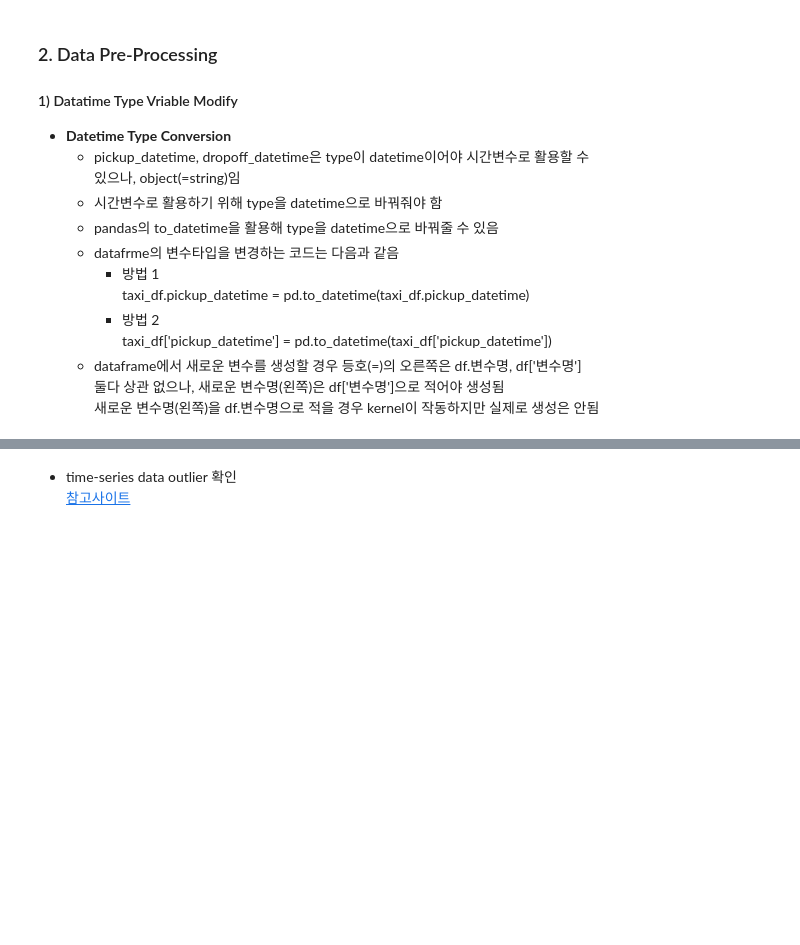
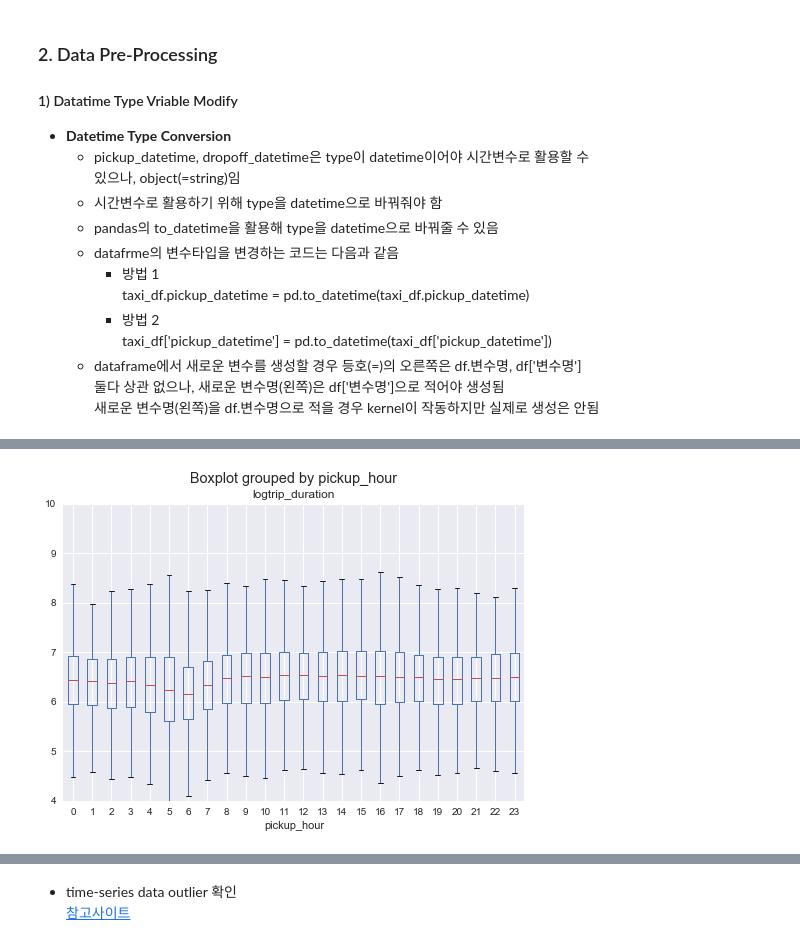
Before and after one commit to GIMINSU/nyc_taxi, a Jupyter notebook: nyc_taxi.ipynb, the cells around one changed output, grey strips where cells are left out. Saved outputs shown, nothing was run; the diff lists cells and outputs as text; code cells hidden in the pictures; blank space fills up the shorter version.

```diff
--- a/nyc_taxi.ipynb
+++ b/nyc_taxi.ipynb
@@ -196,0 +212,6 @@ sns.set_color_codes()
+# %%
+df.boxplot("logtrip_duration", "pickup_hour")
+plt.ylim(4, 10)
+plt.show()
+# %% [output]
+[figure, added]
```
Also changed, not shown: parts of 103 cells of this notebook.
